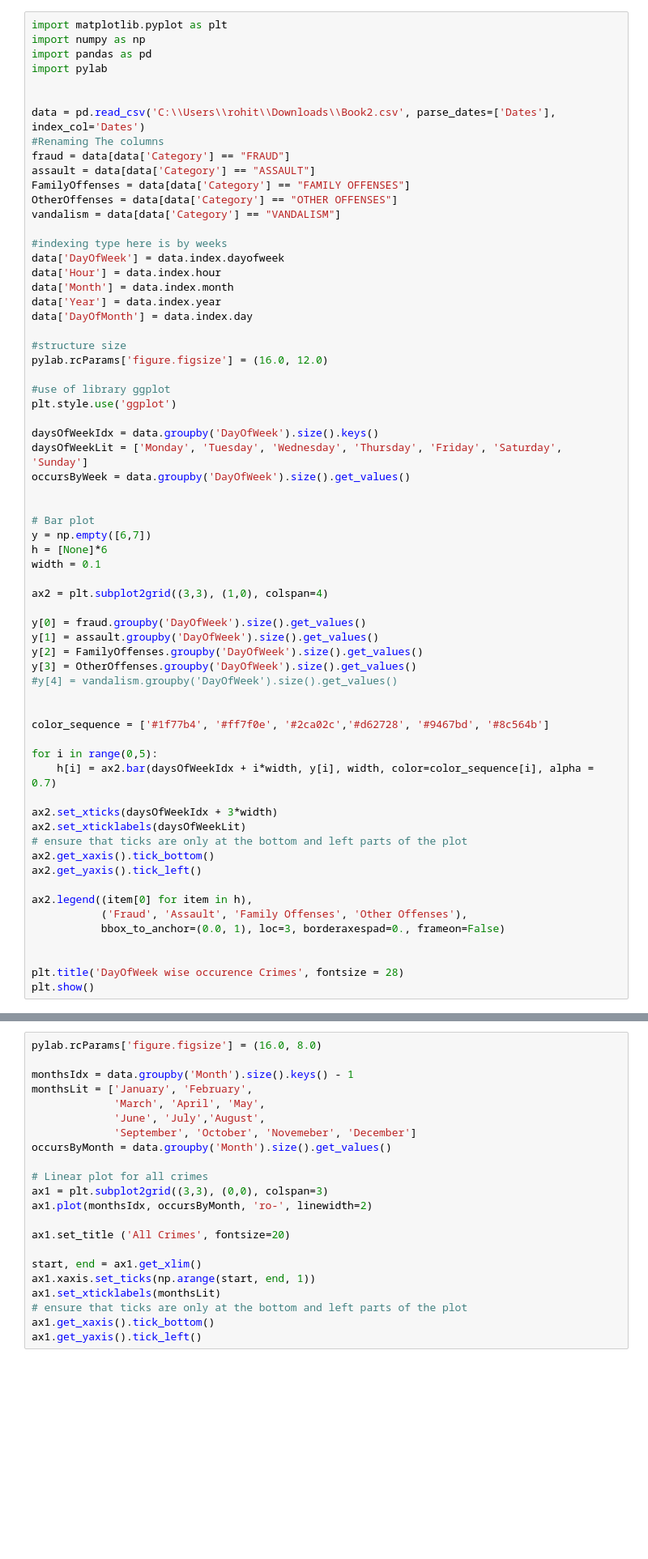
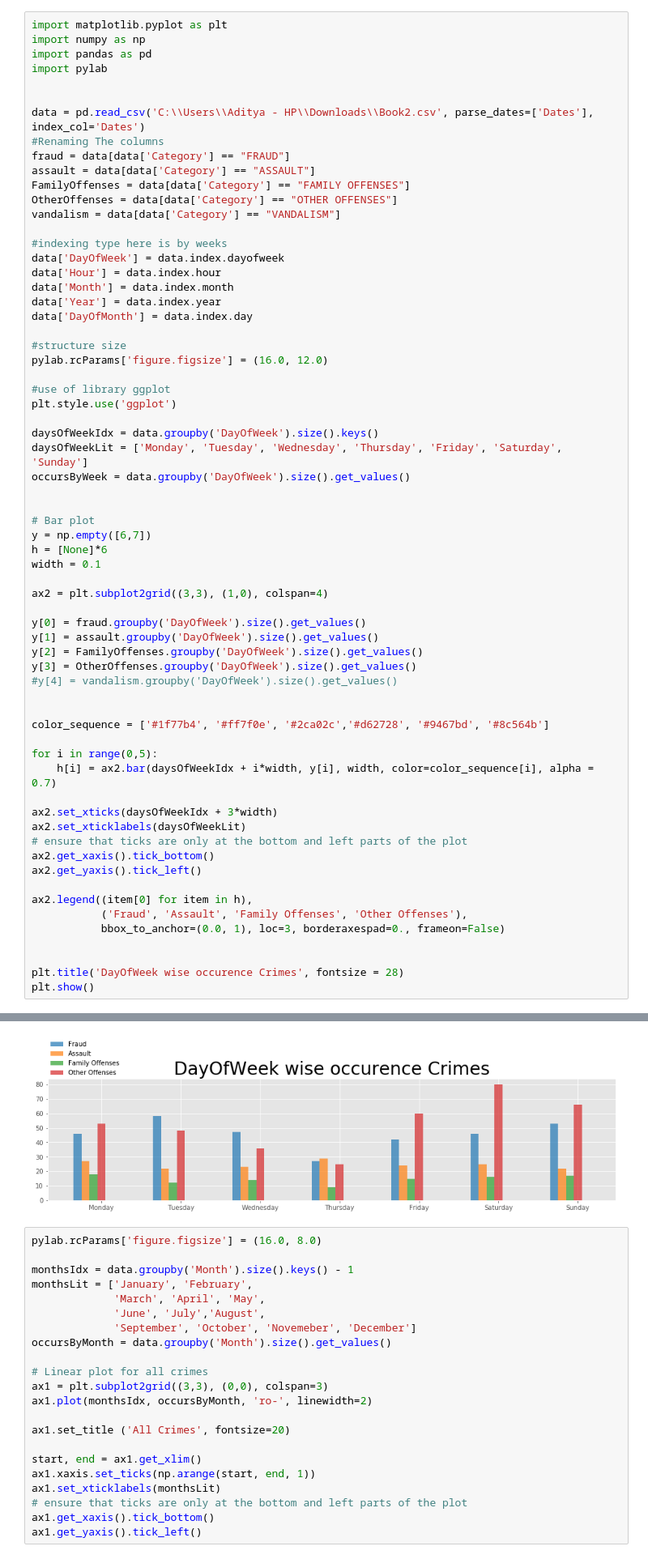
Before and after one commit to AdityaThaokar/Predective-Policing-, a Jupyter notebook: crime_ann.ipynb, the cells around one changed output, grey strips where cells are left out. Shown at 81% size. Saved outputs shown, nothing was run; the diff lists cells and outputs as text; blank space fills up the shorter version.

```diff
--- a/crime_ann.ipynb
+++ b/crime_ann.ipynb
@@ -5,7 +5,7 @@ import pandas as pd
 import pylab
 
 
-data = pd.read_csv('C:\\Users\\rohit\\Downloads\\Book2.csv', parse_dates=['Dates'], index_col='Dates')
+data = pd.read_csv('C:\\Users\\Aditya - HP\\Downloads\\Book2.csv', parse_dates=['Dates'], index_col='Dates')
 #Renaming The columns
 fraud = data[data['Category'] == "FRAUD"]
 assault = data[data['Category'] == "ASSAULT"]
@@ -68,3 +67,4 @@ plt.show()
+[figure, added]
 # %%
 pylab.rcParams['figure.figsize'] = (16.0, 8.0)
 
```
Also changed, not shown: parts of 13 cells of this notebook, 2 other files.
